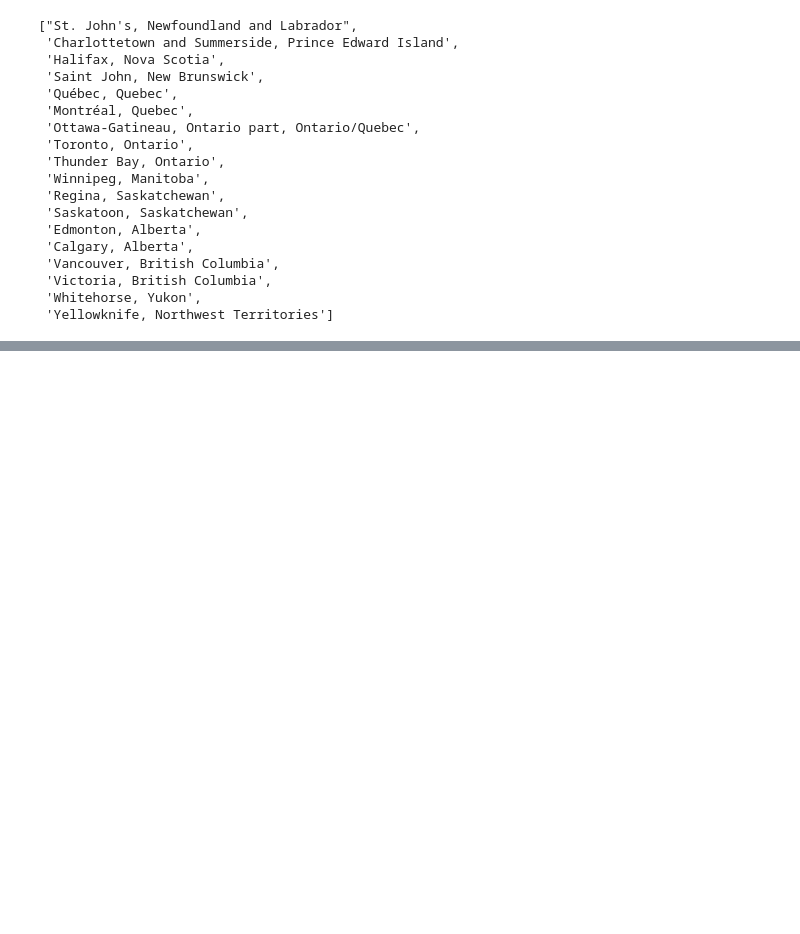
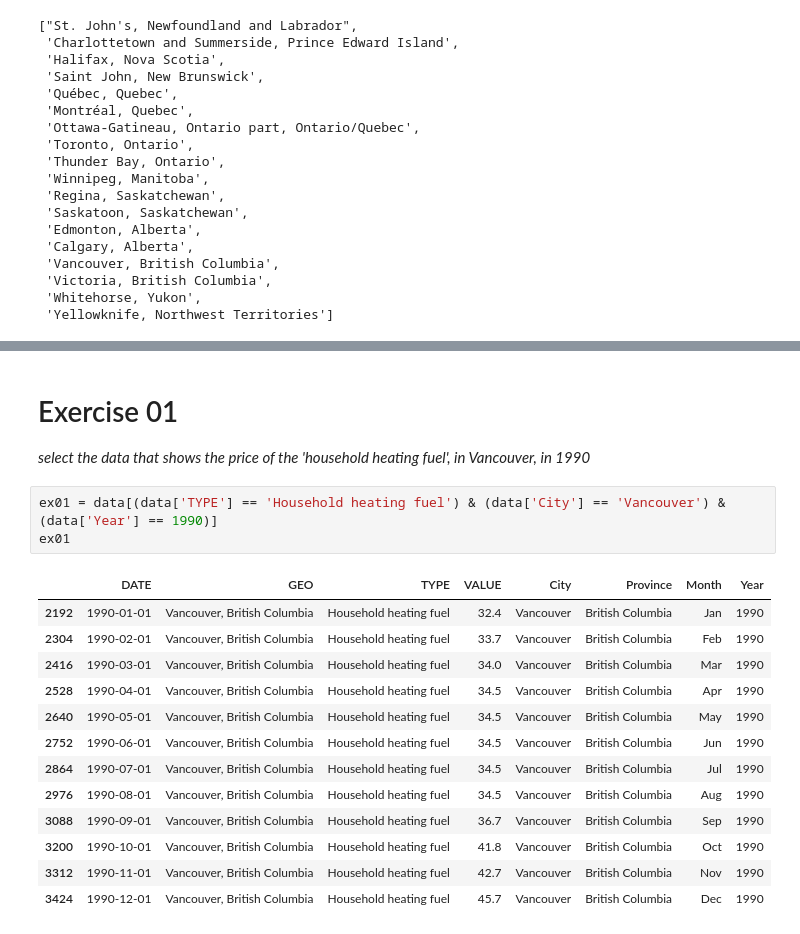
Before and after one commit to ifty54/End-End-EDA, a Jupyter notebook: 01_Exploratory_Data_Analysis.ipynb, the cells around one changed output, grey strips where cells are left out. Drawn from its saved outputs; the diff is of its cells as text; blank space fills up the shorter version.

```diff
--- a/01_Exploratory_Data_Analysis.ipynb
+++ b/01_Exploratory_Data_Analysis.ipynb
@@ -150,0 +236,20 @@ data.GEO.unique().tolist()
+# %% [markdown]
+# Exercise 01
+*select the data that shows the price of the 'household heating fuel', in Vancouver, in 1990*
+# %%
+ex01 = data[(data['TYPE'] == 'Household heating fuel') & (data['City'] == 'Vancouver') & (data['Year'] == 1990)]
+ex01
+# %% [output]
+|  | DATE | GEO | TYPE | VALUE | City | Province | Month | Year |
+| 2192 | 1990-01-01 | Vancouver, British Columbia | Household heating fuel | 32.4 | Vancouver | British Columbia | Jan | 1990 |
+| 2304 | 1990-02-01 | Vancouver, British Columbia | Household heating fuel | 33.7 | Vancouver | British Columbia | Feb | 1990 |
+| 2416 | 1990-03-01 | Vancouver, British Columbia | Household heating fuel | 34.0 | Vancouver | British Columbia | Mar | 1990 |
+| 2528 | 1990-04-01 | Vancouver, British Columbia | Household heating fuel | 34.5 | Vancouver | British Columbia | Apr | 1990 |
+| 2640 | 1990-05-01 | Vancouver, British Columbia | Household heating fuel | 34.5 | Vancouver | British Columbia | May | 1990 |
+| 2752 | 1990-06-01 | Vancouver, British Columbia | Household heating fuel | 34.5 | Vancouver | British Columbia | Jun | 1990 |
+| 2864 | 1990-07-01 | Vancouver, British Columbia | Household heating fuel | 34.5 | Vancouver | British Columbia | Jul | 1990 |
+| 2976 | 1990-08-01 | Vancouver, British Columbia | Household heating fuel | 34.5 | Vancouver | British Columbia | Aug | 1990 |
+| 3088 | 1990-09-01 | Vancouver, British Columbia | Household heating fuel | 36.7 | Vancouver | British Columbia | Sep | 1990 |
+| 3200 | 1990-10-01 | Vancouver, British Columbia | Household heating fuel | 41.8 | Vancouver | British Columbia | Oct | 1990 |
+| 3312 | 1990-11-01 | Vancouver, British Columbia | Household heating fuel | 42.7 | Vancouver | British Columbia | Nov | 1990 |
+| 3424 | 1990-12-01 | Vancouver, British Columbia | Household heating fuel | 45.7 | Vancouver | British Columbia | Dec | 1990 |
```
Also changed, not shown: parts of 30 cells of this notebook.
